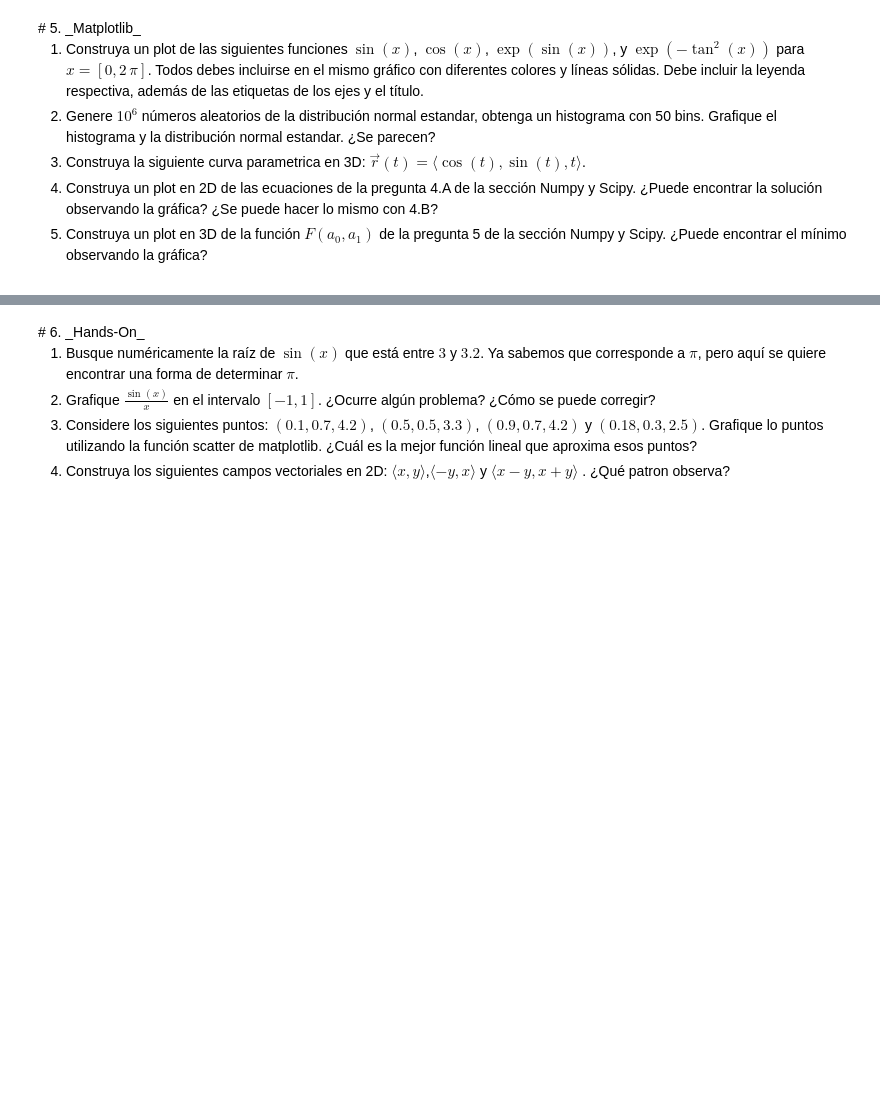
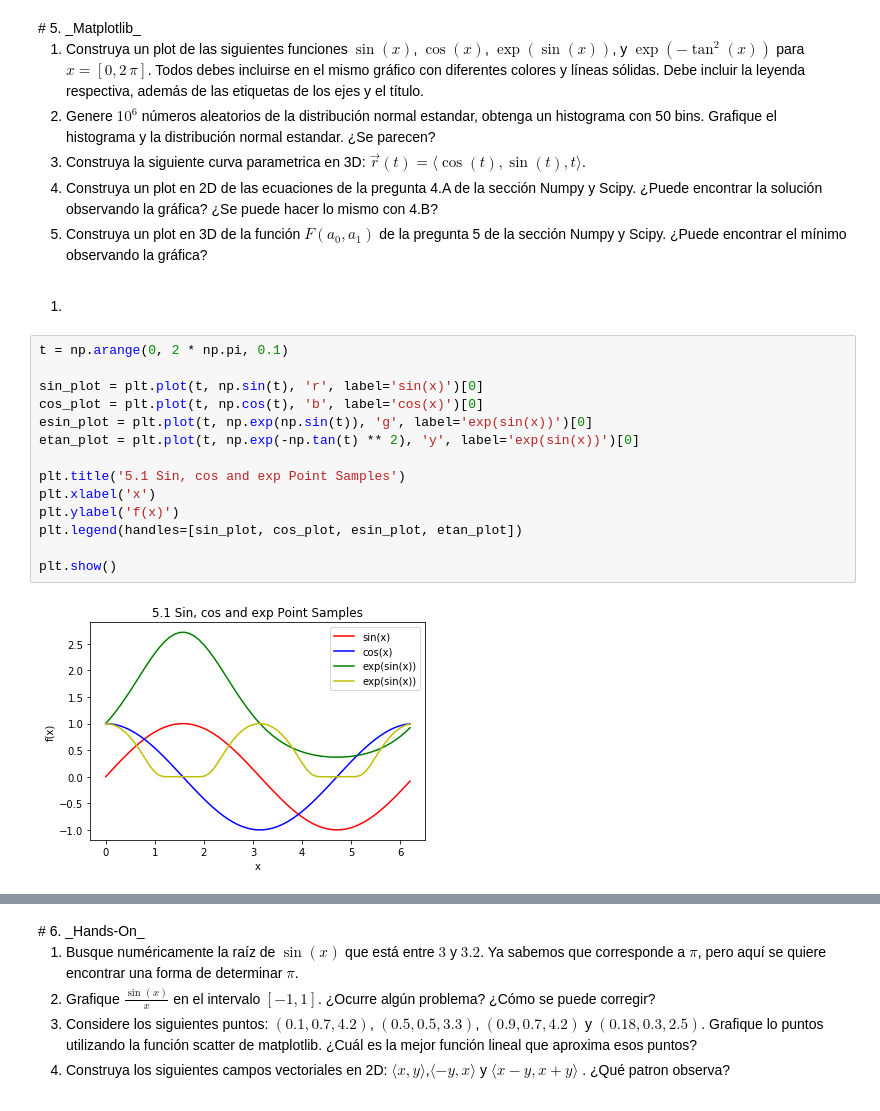
Before and after one commit to mijara/notebooks, a Jupyter notebook: Tarea_1_CC1_2017.ipynb, the cells around one changed output, grey strips where cells are left out. Saved outputs shown, nothing was run; the diff lists cells and outputs as text; blank space fills up the shorter version.

```diff
--- a/Tarea_1_CC1_2017.ipynb
+++ b/Tarea_1_CC1_2017.ipynb
@@ -195,3 +245,21 @@ c & a
 1. Construya la siguiente curva parametrica en 3D: $\vec{r}(t)=\langle \cos(t), \sin(t), t \rangle$.
 1. Construya un plot en 2D de las ecuaciones de la pregunta 4.A de la sección Numpy y Scipy. ¿Puede encontrar la solución observando la gráfica? ¿Se puede hacer lo mismo con 4.B?
 1. Construya un plot en 3D de la función $F(a_0,a_1)$ de la pregunta 5 de la sección Numpy y Scipy. ¿Puede encontrar el mínimo observando la gráfica?
+# %% [markdown]
+1)
+# %%
+t = np.arange(0, 2 * np.pi, 0.1)
+
+sin_plot = plt.plot(t, np.sin(t), 'r', label='sin(x)')[0]
+cos_plot = plt.plot(t, np.cos(t), 'b', label='cos(x)')[0]
+esin_plot = plt.plot(t, np.exp(np.sin(t)), 'g', label='exp(sin(x))')[0]
+etan_plot = plt.plot(t, np.exp(-np.tan(t) ** 2), 'y', label='exp(sin(x))')[0]
+
+plt.title('5.1 Sin, cos and exp Point Samples')
+plt.xlabel('x')
+plt.ylabel('f(x)')
+plt.legend(handles=[sin_plot, cos_plot, esin_plot, etan_plot])
+
+plt.show()
+# %% [output]
+[figure, added]
```
Also changed, not shown: parts of 13 cells of this notebook.
